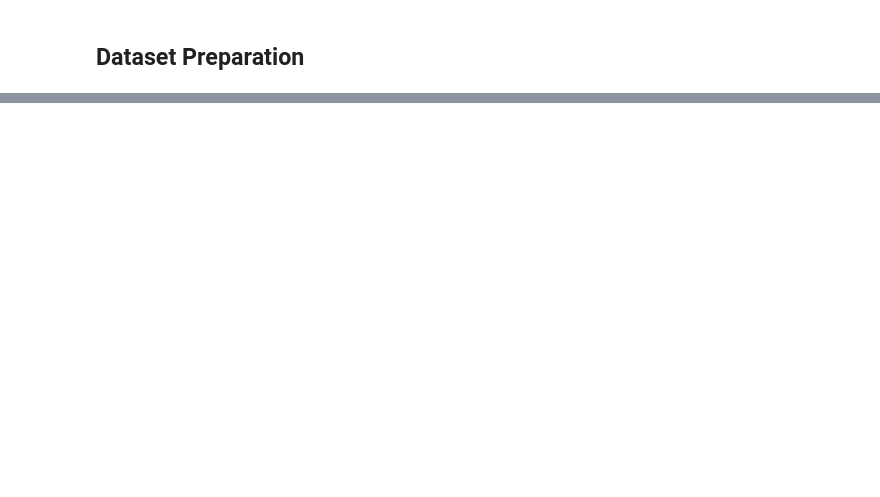
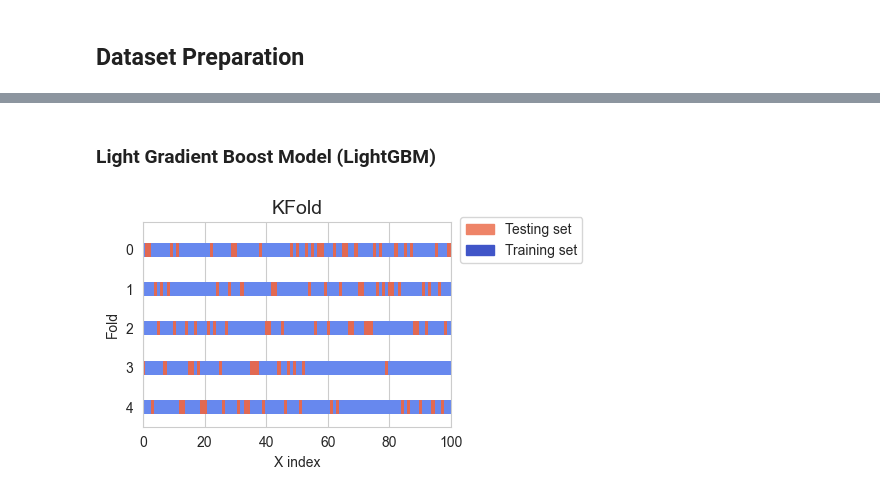
Before and after one commit to Ghenntoggy1/Sigmoid-ML-Tasks, a Jupyter notebook: Exam_Age_Prediction/Exam_Age_Prediction.ipynb, the cells around one changed output, grey strips where cells are left out. Saved outputs shown, nothing was run; the diff lists cells and outputs as text; code cells hidden in the pictures; blank space fills up the shorter version.

```diff
--- a/Exam_Age_Prediction/Exam_Age_Prediction.ipynb
+++ b/Exam_Age_Prediction/Exam_Age_Prediction.ipynb
@@ -1012,0 +1086,3 @@ Since the dataset is not very large, will be attempted to train all of the above
+# %%
+X_train = tourist_train_df.drop(columns=['Age'])
+y_train = tourist_train_df['Age']
@@ -1012,0 +1428,2 @@ Since the dataset is not very large, will be attempted to train all of the above
+# %% [markdown]
+### Light Gradient Boost Model (LightGBM)
@@ -1012,0 +1437,6 @@ Since the dataset is not very large, will be attempted to train all of the above
+# %%
+k_fold = KFold(n_splits=5, shuffle=True, random_state=42)
+# %%
+plot_kfold(cv=k_fold, X=X_train, y=y_train, n_splits=5)
+# %% [output]
+[figure, added]
```
Also changed, not shown: parts of 110 cells of this notebook, 1 other file.
